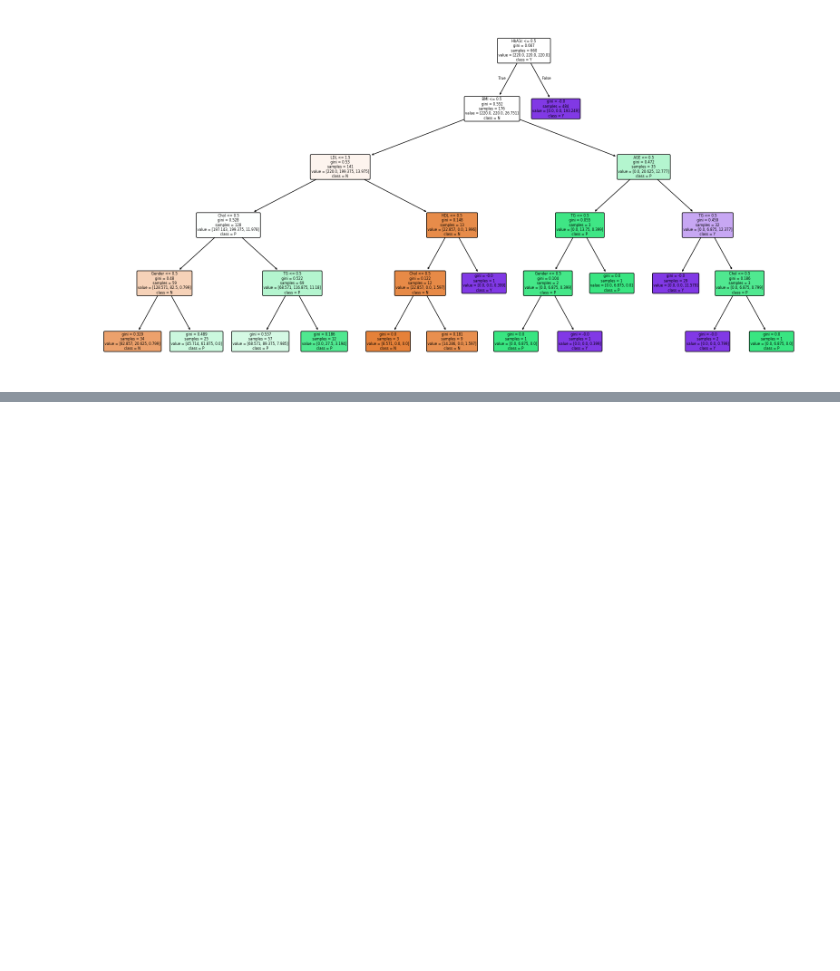
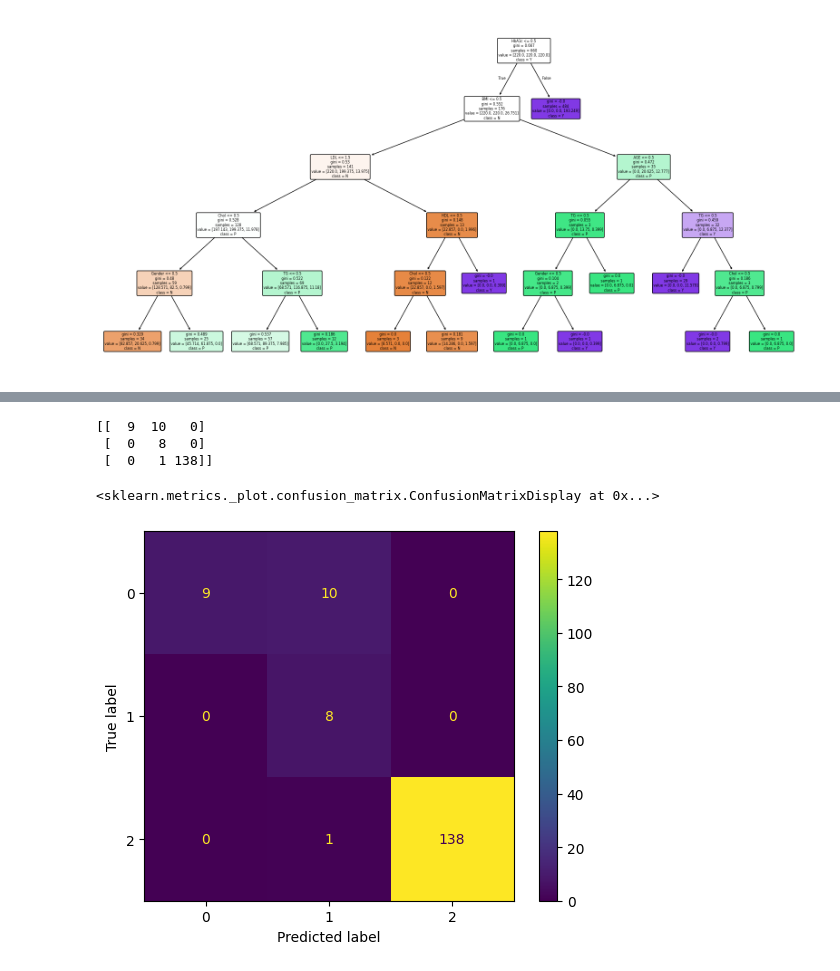
Before and after one commit to OmarH-creator/Diabetes-Prediction, a Jupyter notebook: Models/Decision_Tree.ipynb, the cells around one changed output, grey strips where cells are left out. Saved outputs shown, nothing was run; the diff lists cells and outputs as text; code cells hidden in the pictures; blank space fills up the shorter version.

Commit message:
final decision tree model with different approaches

```diff
--- a/Models/Decision_Tree.ipynb
+++ b/Models/Decision_Tree.ipynb
@@ -264,3 +261,16 @@ plot_tree(
 plt.show()
 # %% [output]
 [figure]
+# %%
+model_entropy = DecisionTreeClassifier(
+    criterion='entropy',
+    class_weight='balanced',
+    max_depth=5,
+    random_state=42
+)
+# %%
+model_entropy.fit(X_train_binned, y_train)
+
+y_pred_binned_entropy = model_entropy.predict(X_test_binned)
+
+print(classification_report(y_test, y_pred_binned_entropy))
@@ -266,0 +287,12 @@ plt.show()
+# %%
+cm = confusion_matrix(y_test, y_pred_binned_entropy)
+print(cm)
+
+disp = ConfusionMatrixDisplay(confusion_matrix=cm)
+disp.plot()
+# %% [output]
+[[  9  10   0]
+ [  0   8   0]
+ [  0   1 138]]
+<sklearn.metrics._plot.confusion_matrix.ConfusionMatrixDisplay at 0x...>
+[figure, added]
```
Also changed, not shown: parts of 16 cells of this notebook.
